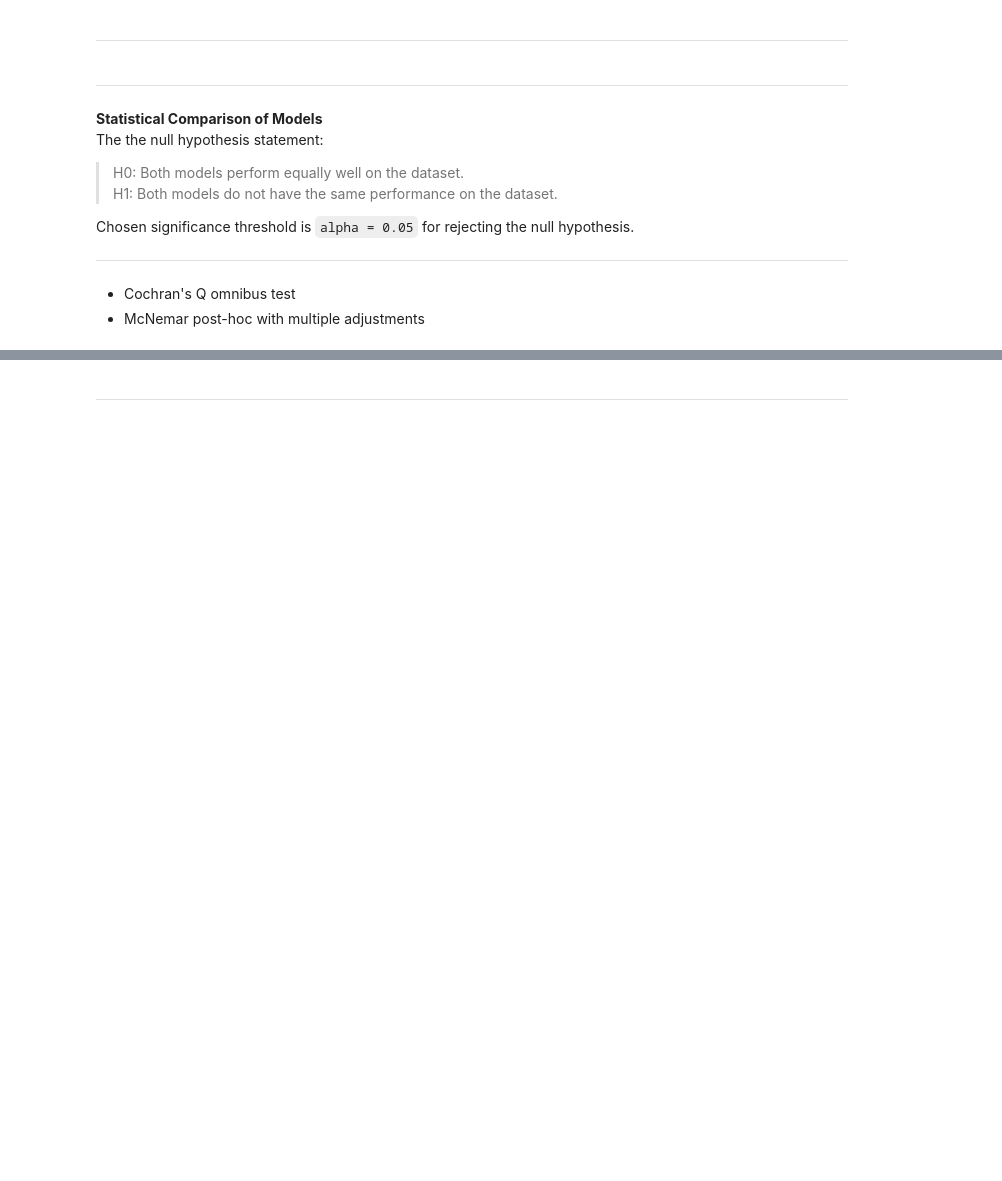
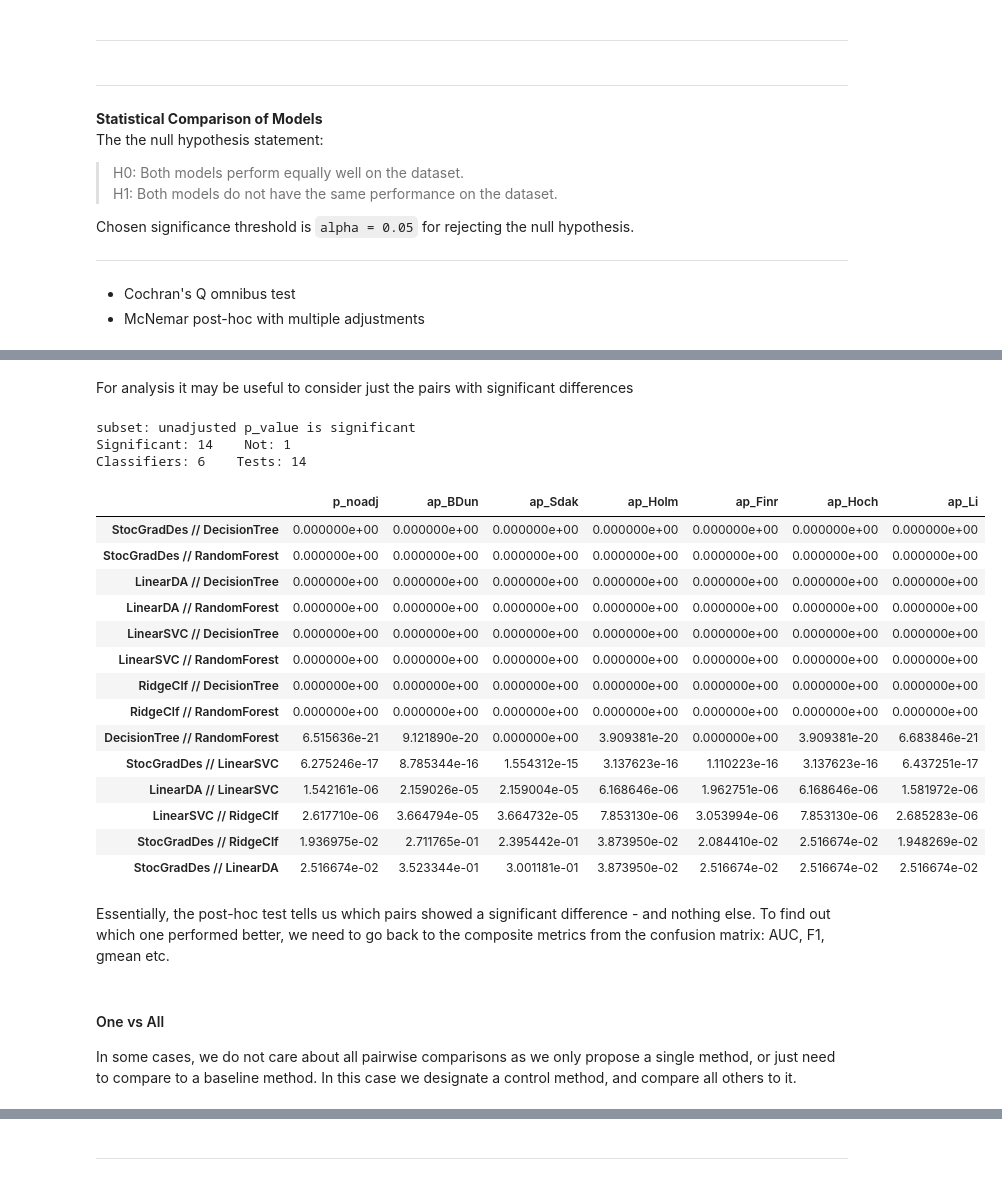
Before and after one commit to tomas-o-dev/P-Hacking, a Jupyter notebook: Demo/p_hakn_one_db.ipynb, the cells around one changed output, grey strips where cells are left out. Cells and saved outputs as stored; diff of their text form; code cells hidden in the pictures; blank space fills up the shorter version.

```diff
--- a/Demo/p_hakn_one_db.ipynb
+++ b/Demo/p_hakn_one_db.ipynb
@@ -374,4 +374,34 @@ zz
 | LinearDA // RidgeClf | True | True | True | True | True | True | True |
+# %% [markdown]
+For analysis it may be useful to consider just the pairs with significant differences
+# %%
+print("subset: unadjusted p_value is significant")
+pv_sig_df = filtr_psig(ph_pvals_df)
+pv_sig_df
+# %% [output]
+subset: unadjusted p_value is significant
+Significant: 14    Not: 1
+Classifiers: 6    Tests: 14
+|  | p_noadj | ap_BDun | ap_Sdak | ap_Holm | ap_Finr | ap_Hoch | ap_Li |
+| StocGradDes // DecisionTree | 0.000000e+00 | 0.000000e+00 | 0.000000e+00 | 0.000000e+00 | 0.000000e+00 | 0.000000e+00 | 0.000000e+00 |
+| StocGradDes // RandomForest | 0.000000e+00 | 0.000000e+00 | 0.000000e+00 | 0.000000e+00 | 0.000000e+00 | 0.000000e+00 | 0.000000e+00 |
+| LinearDA // DecisionTree | 0.000000e+00 | 0.000000e+00 | 0.000000e+00 | 0.000000e+00 | 0.000000e+00 | 0.000000e+00 | 0.000000e+00 |
+| LinearDA // RandomForest | 0.000000e+00 | 0.000000e+00 | 0.000000e+00 | 0.000000e+00 | 0.000000e+00 | 0.000000e+00 | 0.000000e+00 |
+| LinearSVC // DecisionTree | 0.000000e+00 | 0.000000e+00 | 0.000000e+00 | 0.000000e+00 | 0.000000e+00 | 0.000000e+00 | 0.000000e+00 |
+| LinearSVC // RandomForest | 0.000000e+00 | 0.000000e+00 | 0.000000e+00 | 0.000000e+00 | 0.000000e+00 | 0.000000e+00 | 0.000000e+00 |
+| RidgeClf // DecisionTree | 0.000000e+00 | 0.000000e+00 | 0.000000e+00 | 0.000000e+00 | 0.000000e+00 | 0.000000e+00 | 0.000000e+00 |
+| RidgeClf // RandomForest | 0.000000e+00 | 0.000000e+00 | 0.000000e+00 | 0.000000e+00 | 0.000000e+00 | 0.000000e+00 | 0.000000e+00 |
+| DecisionTree // RandomForest | 6.515636e-21 | 9.121890e-20 | 0.000000e+00 | 3.909381e-20 | 0.000000e+00 | 3.909381e-20 | 6.683846e-21 |
+| StocGradDes // LinearSVC | 6.275246e-17 | 8.785344e-16 | 1.554312e-15 | 3.137623e-16 | 1.110223e-16 | 3.137623e-16 | 6.437251e-17 |
+| LinearDA // LinearSVC | 1.542161e-06 | 2.159026e-05 | 2.159004e-05 | 6.168646e-06 | 1.962751e-06 | 6.168646e-06 | 1.581972e-06 |
+| LinearSVC // RidgeClf | 2.617710e-06 | 3.664794e-05 | 3.664732e-05 | 7.853130e-06 | 3.053994e-06 | 7.853130e-06 | 2.685283e-06 |
+| StocGradDes // RidgeClf | 1.936975e-02 | 2.711765e-01 | 2.395442e-01 | 3.873950e-02 | 2.084410e-02 | 2.516674e-02 | 1.948269e-02 |
+| StocGradDes // LinearDA | 2.516674e-02 | 3.523344e-01 | 3.001181e-01 | 3.873950e-02 | 2.516674e-02 | 2.516674e-02 | 2.516674e-02 |
+# %% [markdown]
+Essentially, the post-hoc test tells us which pairs showed a significant difference - and nothing else. To find out which one performed better, we need to go back to the composite metrics from the confusion matrix: AUC, F1, gmean etc.
+# %% [markdown]
+#### One vs All
+In some cases, we do not care about all pairwise comparisons as we only propose a single method, or just need to compare to a baseline method. In this case we designate a control method, and compare all others to it.
 # %%
 ph_ctl_df = cq_mph(y_test,results,cq=False,control='RidgeClf')
 ph_ctl_df
```
Also changed, not shown: parts of 7 cells of this notebook.
